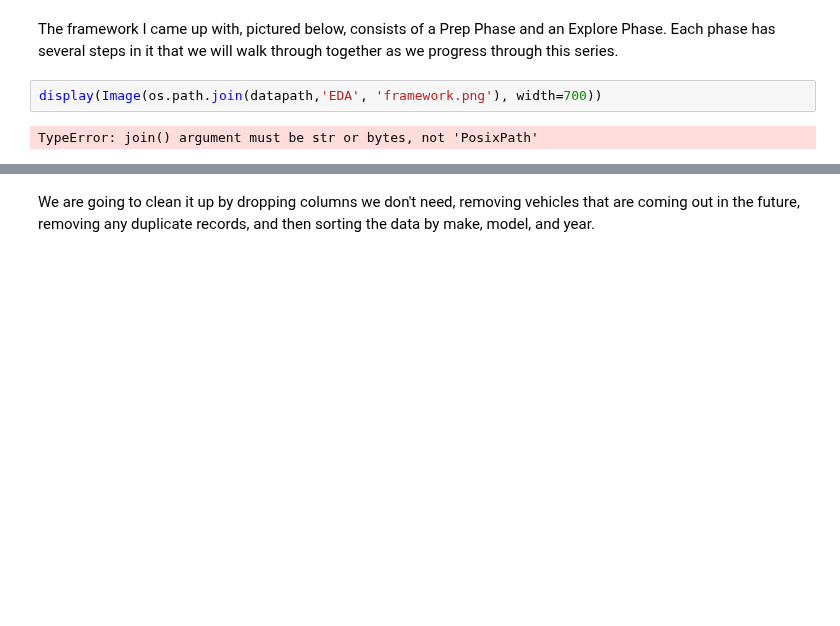
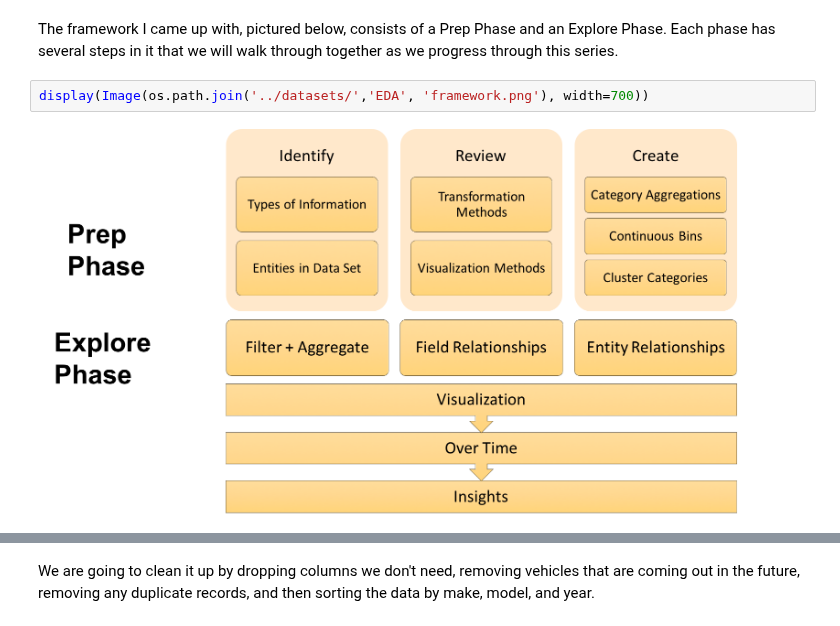
Before and after one commit to rsouza/FGV_Intro_DS, a Jupyter notebook: notebooks/5-Pandas_EDA.ipynb, the cells around one changed output, grey strips where cells are left out. Drawn from its saved outputs; the diff is of its cells as text; blank space fills up the shorter version.

```diff
--- a/notebooks/5-Pandas_EDA.ipynb
+++ b/notebooks/5-Pandas_EDA.ipynb
@@ -927,9 +927,9 @@ display(Image(os.path.join('../datasets/','EDA', 'transform-example.png'), width
 # %% [markdown]
 The framework I came up with, pictured below, consists of a Prep Phase and an Explore Phase. Each phase has several steps in it that we will walk through together as we progress through this series.
 # %%
-display(Image(os.path.join(datapath,'EDA', 'framework.png'), width=700))
+display(Image(os.path.join('../datasets/','EDA', 'framework.png'), width=700))
 # %% [output]
-TypeError: join() argument must be str or bytes, not 'PosixPath'
+[figure, added]
 # %%
 with zipfile.ZipFile('{0}.zip'.format(os.path.join(datapath,'EDA',zipname)), 'r') as myzip:
     with myzip.open('vehicles.csv') as myfile:
```
Also changed, not shown: parts of 38 cells of this notebook.
